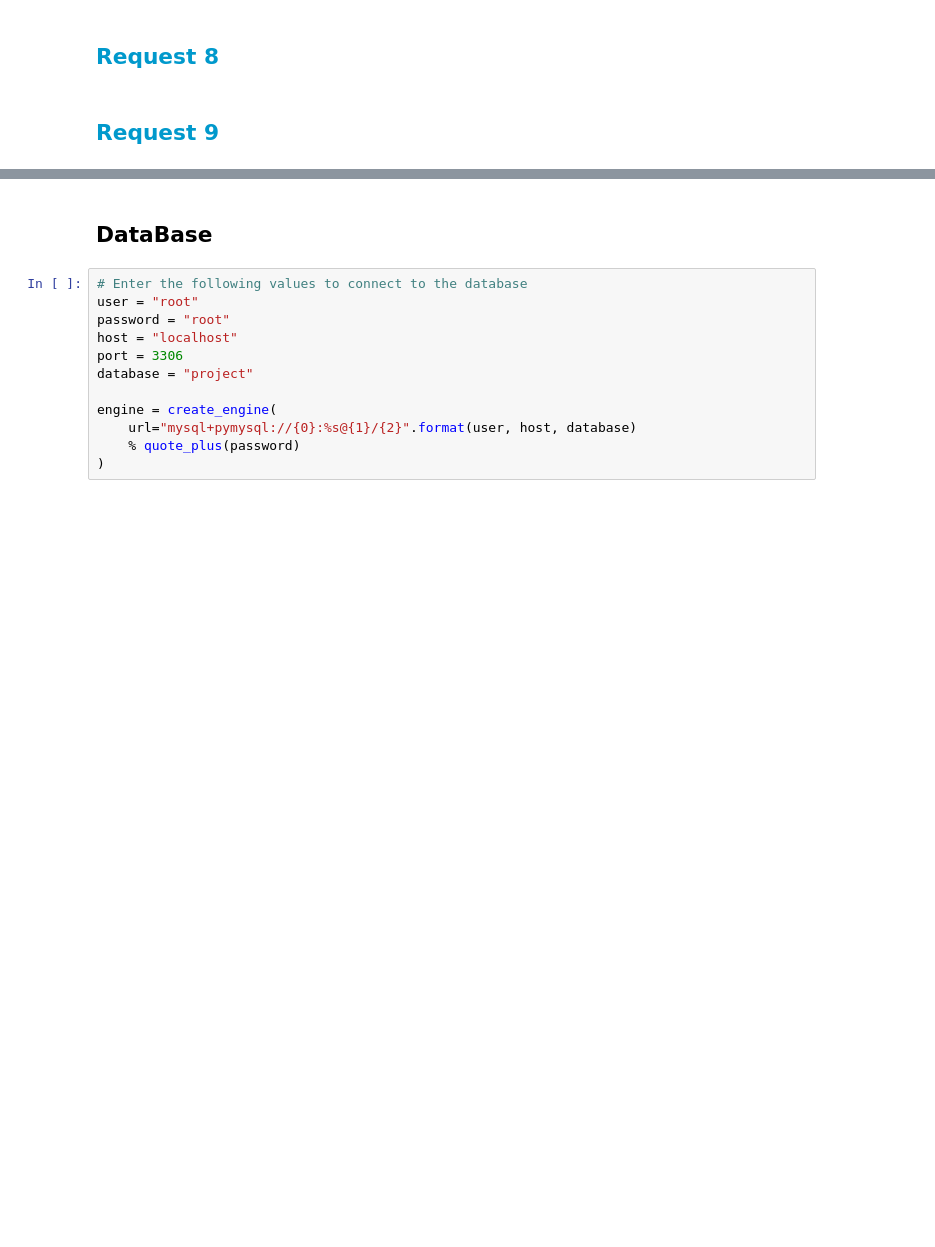
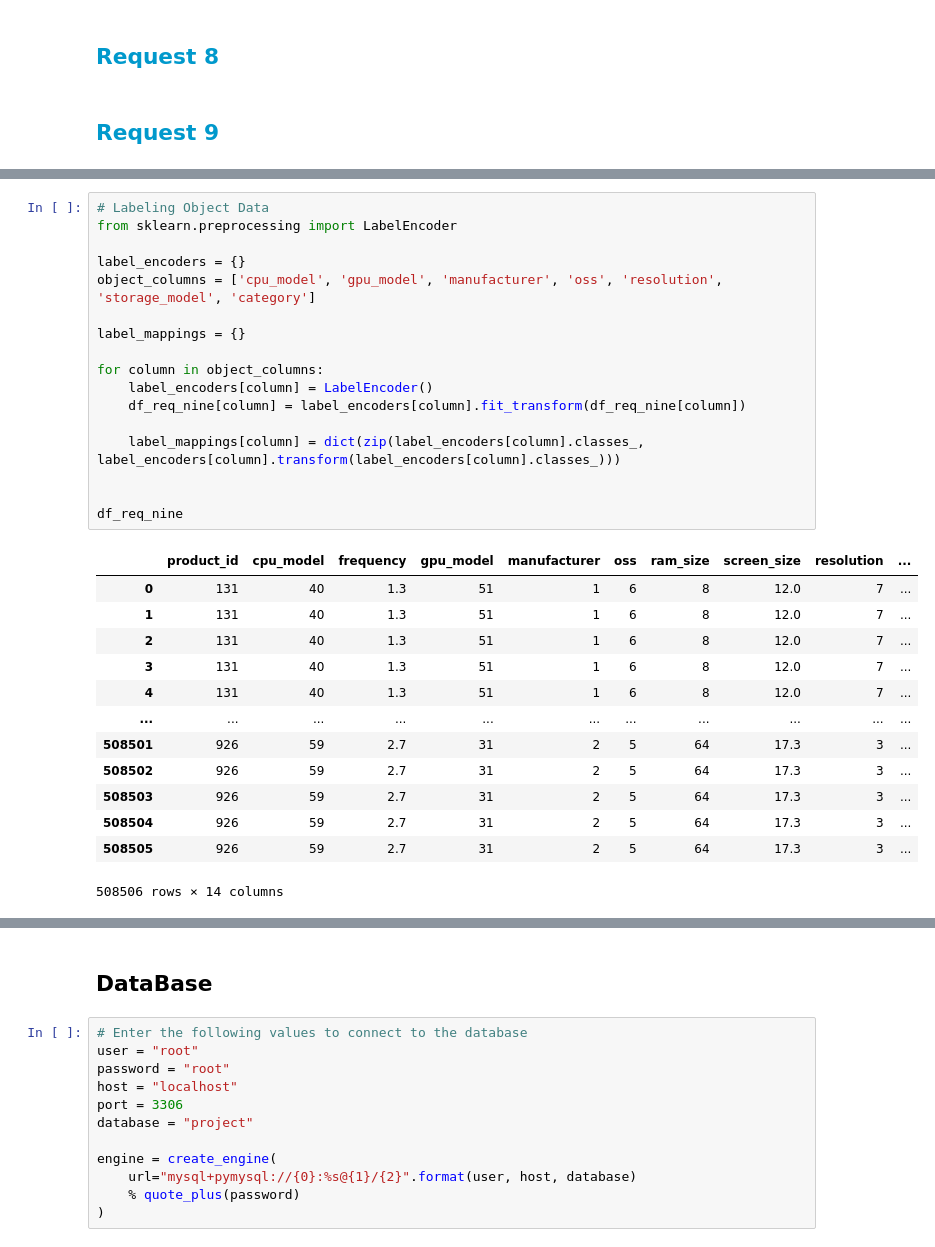
Before and after one commit to amiralira/G6_project2, a Jupyter notebook: Answers/requests.ipynb, the cells around one changed output, grey strips where cells are left out. Saved outputs shown, nothing was run; the diff lists cells and outputs as text; blank space fills up the shorter version.

```diff
--- a/Answers/requests.ipynb
+++ b/Answers/requests.ipynb
@@ -699,0 +772,31 @@ Request 9
+# %%
+# Labeling Object Data
+from sklearn.preprocessing import LabelEncoder
+
+label_encoders = {}
+object_columns = ['cpu_model', 'gpu_model', 'manufacturer', 'oss', 'resolution', 'storage_model', 'category']
+
+label_mappings = {}
+
+for column in object_columns:
+    label_encoders[column] = LabelEncoder()
+    df_req_nine[column] = label_encoders[column].fit_transform(df_req_nine[column])
+
+    label_mappings[column] = dict(zip(label_encoders[column].classes_, label_encoders[column].transform(label_encoders[column].classes_)))
+
+
+df_req_nine
+# %% [output]
+|  | product_id | cpu_model | frequency | gpu_model | manufacturer | oss | ram_size | screen_size | resolution | ... |
+| 0 | 131 | 40 | 1.3 | 51 | 1 | 6 | 8 | 12.0 | 7 | ... |
+| 1 | 131 | 40 | 1.3 | 51 | 1 | 6 | 8 | 12.0 | 7 | ... |
+| 2 | 131 | 40 | 1.3 | 51 | 1 | 6 | 8 | 12.0 | 7 | ... |
+| 3 | 131 | 40 | 1.3 | 51 | 1 | 6 | 8 | 12.0 | 7 | ... |
+| 4 | 131 | 40 | 1.3 | 51 | 1 | 6 | 8 | 12.0 | 7 | ... |
+| ... | ... | ... | ... | ... | ... | ... | ... | ... | ... | ... |
+| 508501 | 926 | 59 | 2.7 | 31 | 2 | 5 | 64 | 17.3 | 3 | ... |
+| 508502 | 926 | 59 | 2.7 | 31 | 2 | 5 | 64 | 17.3 | 3 | ... |
+| 508503 | 926 | 59 | 2.7 | 31 | 2 | 5 | 64 | 17.3 | 3 | ... |
+| 508504 | 926 | 59 | 2.7 | 31 | 2 | 5 | 64 | 17.3 | 3 | ... |
+| 508505 | 926 | 59 | 2.7 | 31 | 2 | 5 | 64 | 17.3 | 3 | ... |
+508506 rows × 14 columns
```
Also changed, not shown: parts of 4 cells of this notebook.
